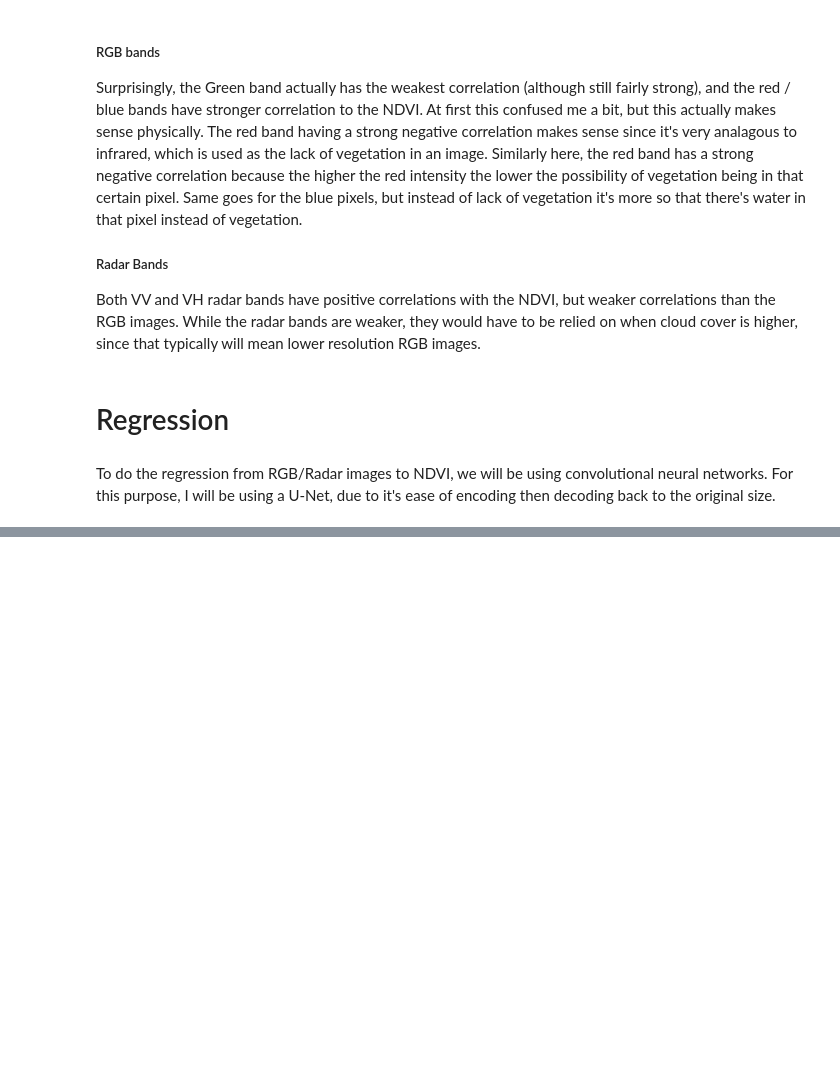
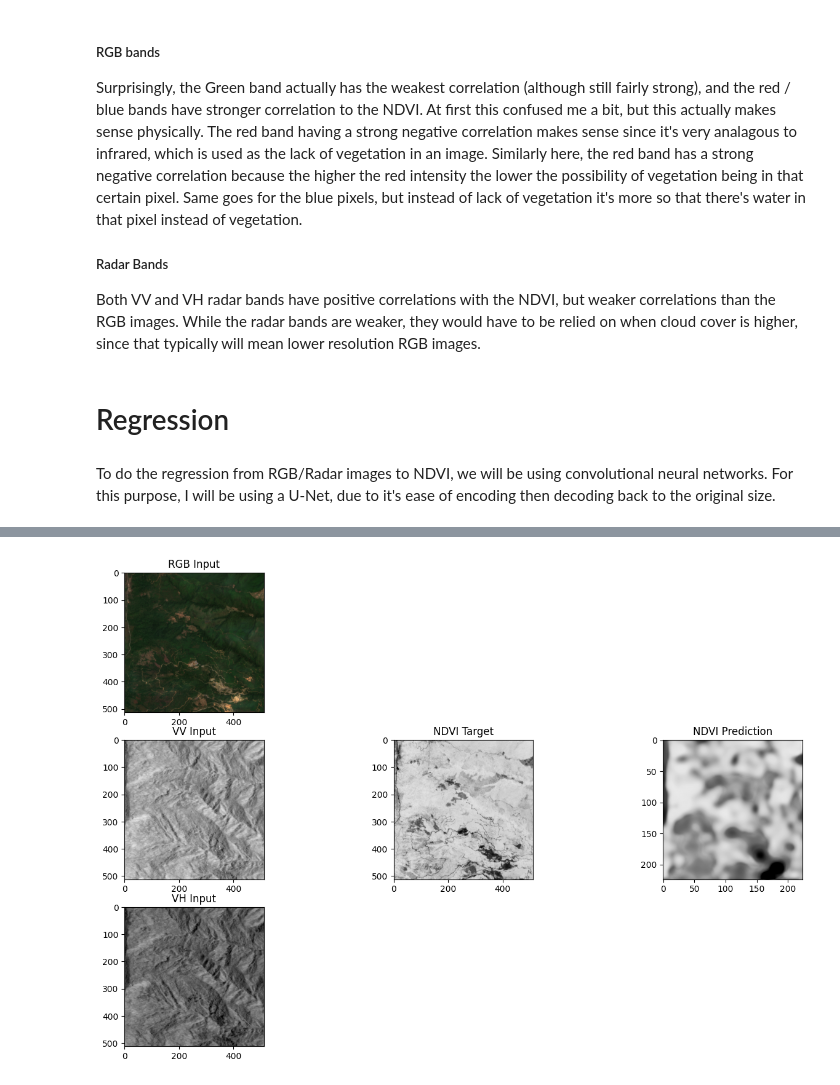
Before and after one commit to PrestonTGarcia/Terrafluence, a Jupyter notebook: Main.ipynb, the cells around one changed output, grey strips where cells are left out. Saved outputs shown, nothing was run; the diff lists cells and outputs as text; code cells hidden in the pictures; blank space fills up the shorter version.

```diff
--- a/Main.ipynb
+++ b/Main.ipynb
@@ -593,0 +723,33 @@ RuntimeError: [enforce fail at alloc_cpu.cpp:121] data. DefaultCPUAllocator: not
+# %%
+fig, ax = plt.subplots(3, 3, figsize=(16, 10))
+to_pil = transforms.ToPILImage()
+
+random_index = random.randint(0, len(dataset) - 1)
+filename = file_list[random_index]
+RGB_image = Image.open(f"Data/RGB/{filename}")
+VV_image = Image.open(f"Data/VV/{filename}")
+VH_image = Image.open(f"Data/VH/{filename}")
+NDVI_image = Image.open(f"Data/NDVI/{filename}")
+
+inputs, _ = dataset[random_index]
+outputs = to_pil(model(inputs.unsqueeze(0).float().to(device))[0])
+
+ax[0, 0].set_title("RGB Input")
+ax[0, 0].imshow(RGB_image)
+ax[1, 0].set_title("VV Input")
+ax[1, 0].imshow(VV_image)
+ax[2, 0].set_title("VH Input")
+ax[2, 0].imshow(VH_image)
+
+ax[1, 2].set_title("NDVI Prediction")
+ax[1, 2].imshow(outputs, cmap="grey")
+
+ax[1, 1].set_title("NDVI Target")
+ax[1, 1].imshow(Image.fromarray(np.asarray(NDVI_image) * 255))
+
+ax[0, 1].set_visible(False)
+ax[0, 2].set_visible(False)
+ax[2, 1].set_visible(False)
+ax[2, 2].set_visible(False)
+# %% [output]
+[figure, added]
```
Also changed, not shown: parts of 18 cells of this notebook.
